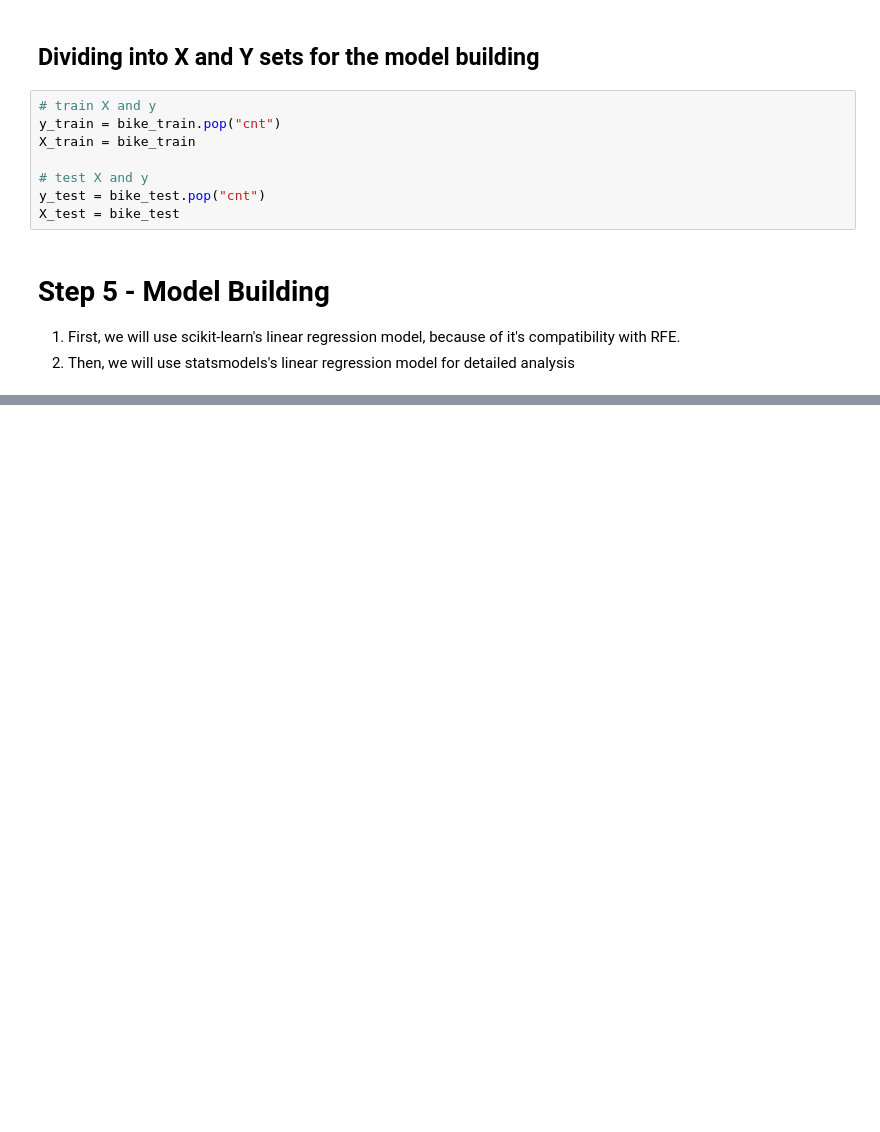
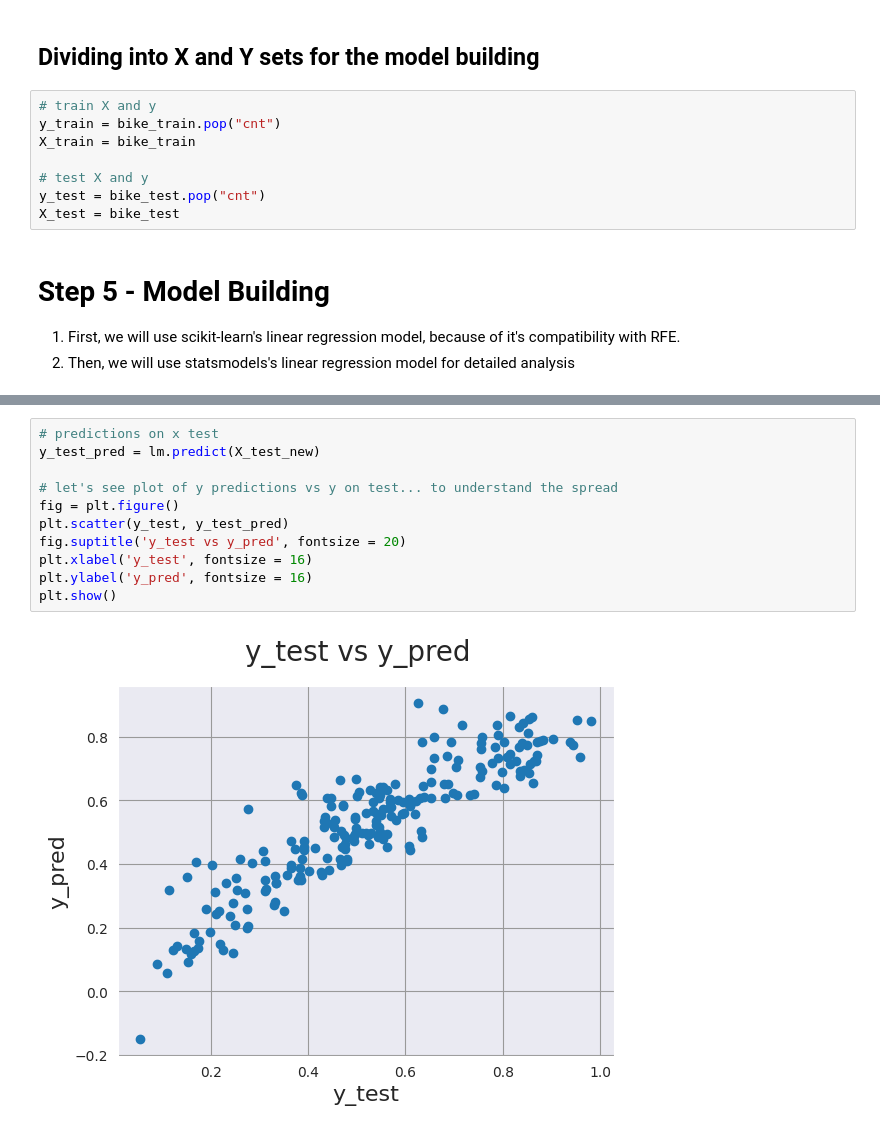
Before and after one commit to Nidhi-Mantri/MLR_Bike_Assignment, a Jupyter notebook: MLR_Bike_Assignment.ipynb, the cells around one changed output, grey strips where cells are left out. Saved outputs shown, nothing was run; the diff lists cells and outputs as text; blank space fills up the shorter version.

```diff
--- a/MLR_Bike_Assignment.ipynb
+++ b/MLR_Bike_Assignment.ipynb
@@ -572,0 +789,13 @@ list(zip(X_train.columns,rfe.support_,rfe.ranking_))
+# %%
+# predictions on x test
+y_test_pred = lm.predict(X_test_new)
+
+# let's see plot of y predictions vs y on test... to understand the spread
+fig = plt.figure()
+plt.scatter(y_test, y_test_pred)
+fig.suptitle('y_test vs y_pred', fontsize = 20)
+plt.xlabel('y_test', fontsize = 16)
+plt.ylabel('y_pred', fontsize = 16)
+plt.show()
+# %% [output]
+[figure, added]
```
Also changed, not shown: parts of 23 cells of this notebook.
